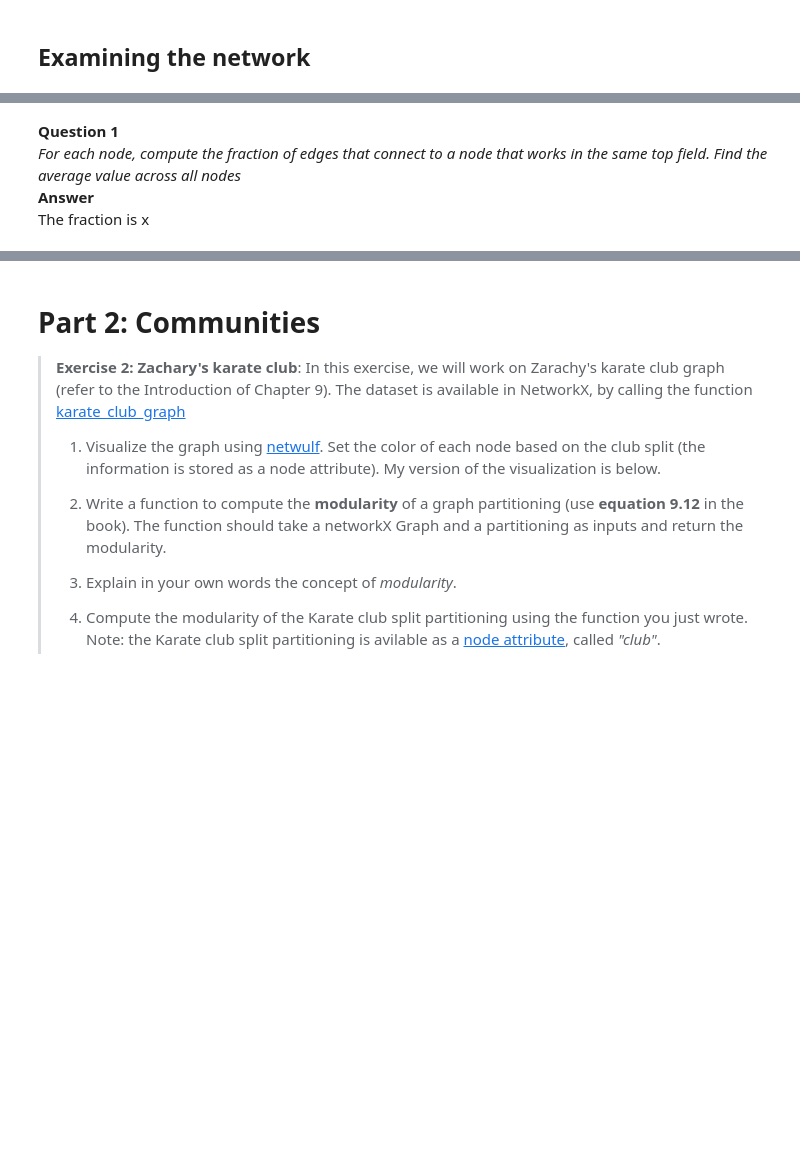
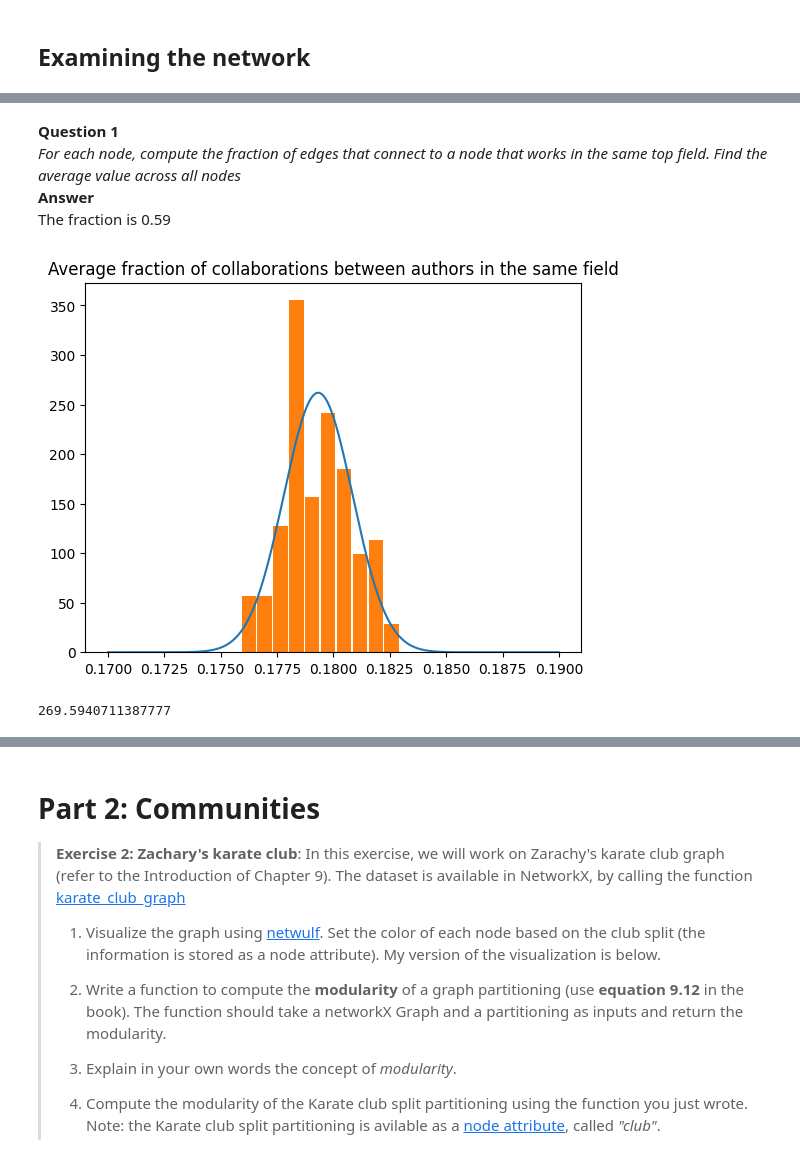
Before and after one commit to RSM-git/assignment2_compsocsci, a Jupyter notebook: Assignment2.ipynb, the cells around one changed output, grey strips where cells are left out. Cells and saved outputs as stored; diff of their text form; code cells hidden in the pictures; blank space fills up the shorter version.

```diff
--- a/Assignment2.ipynb
+++ b/Assignment2.ipynb
@@ -394,7 +394,8 @@ with open("css_graph.json", "w") as f:
 # %% [markdown]
 ## Examining the network
 # %%
-G = nx.node_link_graph(json.loads("css_graph.json"))
+with open("css_graph.json") as f:
+    G = nx.node_link_graph(json.load(f))
 
 # Extract the giant component
 # https://networkx.org/documentation/stable/auto_examples/graphviz_layout/plot_giant_component.html
@@ -427,7 +436,7 @@ print(avg_fraction)
 **Question 1**
 *For each node, compute the fraction of edges that connect to a node that works in the same top field. Find the average value across all nodes*
 **Answer**
-The fraction is x
+The fraction is 0.59
 # %%
 # shuffle the graph
 G_shuffled = copy.copy(G0)
@@ -436,15 +445,3 @@ G_shuffled = copy.copy(G0)
 fields = []
 for node in G_shuffled.nodes.values():
     fields.append(node["field"])
-
-fields = np.random.shuffle(fields)
-
-# set the fields randomly
-for i, n in enumerate(G_shuffled.nodes.keys()):
-    G_shuffled[n][field] = fields[i]
-# %%
-# compute the average fraction of edges that go between authors working in the same field
-fractions = []
-for node in G_shuffled.nodes().keys():
-    fractions.append(get_same_field_fraction(G_shuffled, node))
-avg_fraction_shuffled = np.mean(fractions)
@@ -452,0 +448,29 @@ print(avg_fraction_shuffled)
+# %%
+graph_fractions = []
+for i in range(100):
+    shuffled_fields = copy.copy(fields)
+    np.random.shuffle(shuffled_fields)
+
+    # set the fields randomly
+    for i, n in enumerate(G_shuffled.nodes.keys()):
+        G_shuffled.nodes[n]["field"] = shuffled_fields[i]
+
+    fractions = []
+    for node in G0.nodes().keys():
+        fractions.append(get_same_field_fraction(G0, node))
+    avg_fraction = np.mean(fractions)
+    graph_fractions.append(avg_fraction)
+# %%
+x = np.linspace(0.17, 0.19, 1000)
+
+fractions = np.array(graph_fractions)
+plt.plot(x, norm.pdf(x, loc=np.mean(fractions), scale=np.std(fractions)))
+plt.hist(fractions, bins=10, rwidth=0.9, density=True)
+plt.title("Average fraction of collaborations between authors in the same field")
+plt.show()
+# %% [output]
+[figure, added]
+# %%
+(0.59 - np.mean(fractions)) / np.std(fractions)
+# %% [output]
+269.5940711387777
```
Also changed, not shown: parts of 15 cells of this notebook.
